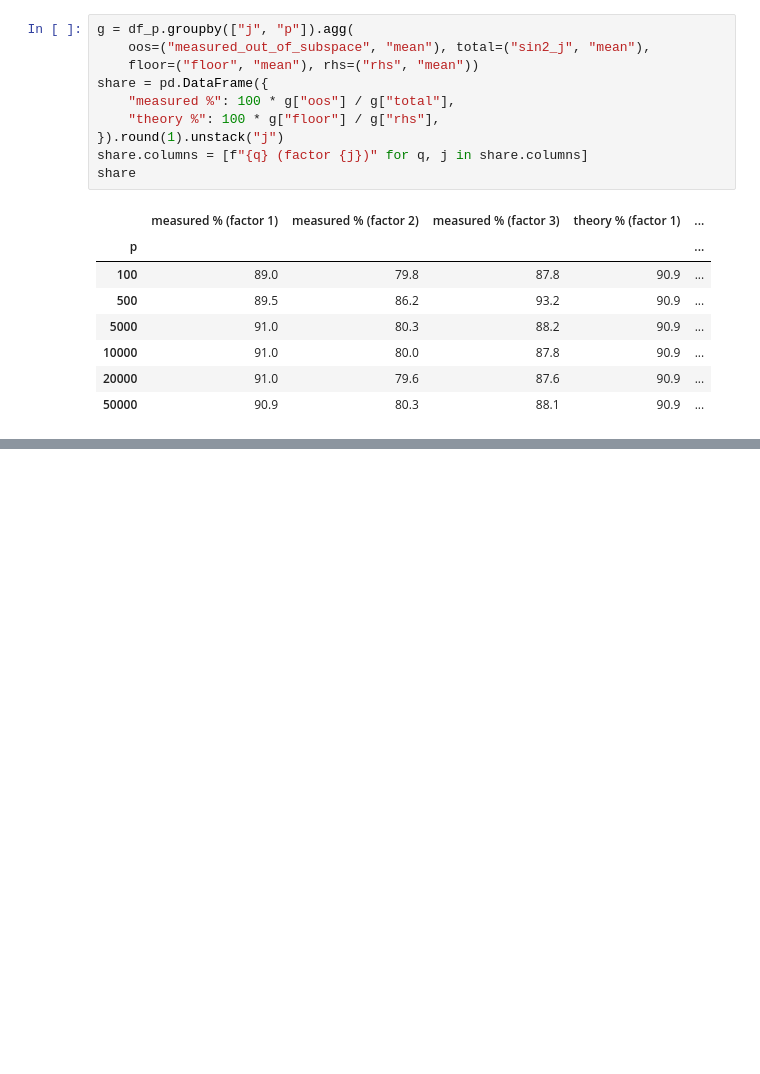
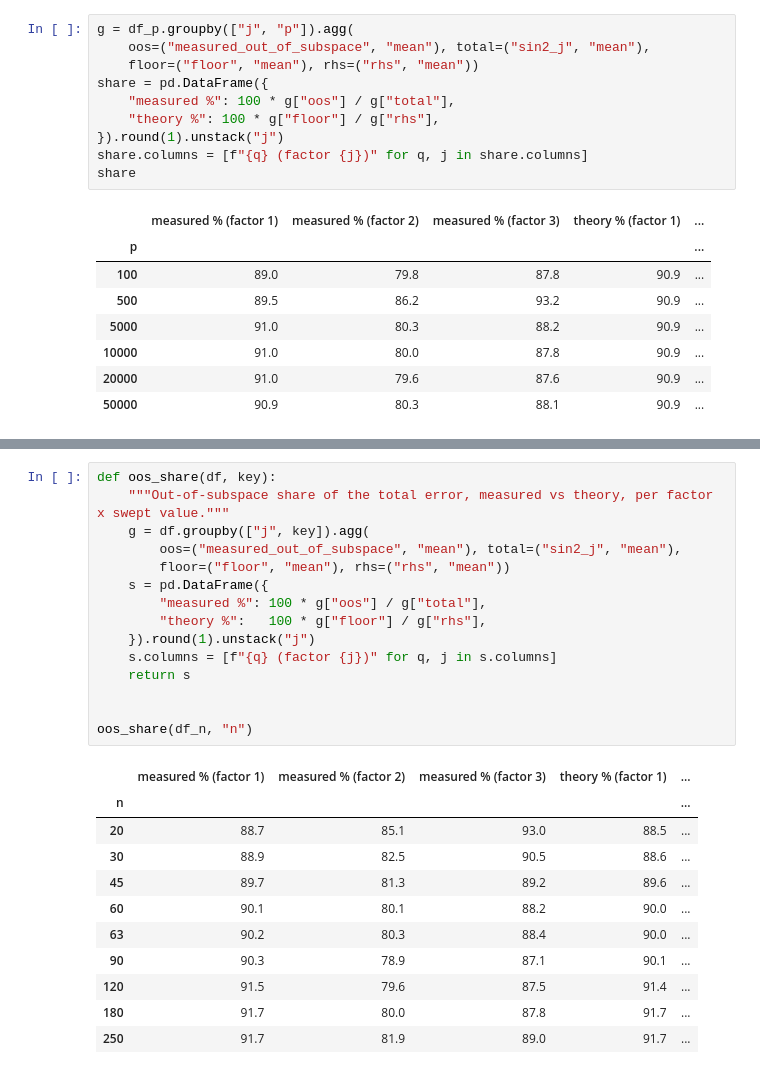
Before and after one commit to alexbstl/factor_lab_pc_concentration_code, a Jupyter notebook: notebooks/ex-2_combined_sharedB.ipynb, the cells around one changed output, grey strips where cells are left out. Cells and saved outputs as stored; diff of their text form; blank space fills up the shorter version.

```diff
--- a/notebooks/ex-2_combined_sharedB.ipynb
+++ b/notebooks/ex-2_combined_sharedB.ipynb
@@ -435,0 +448,27 @@ share
+# %%
+def oos_share(df, key):
+    """Out-of-subspace share of the total error, measured vs theory, per factor x swept value."""
+    g = df.groupby(["j", key]).agg(
+        oos=("measured_out_of_subspace", "mean"), total=("sin2_j", "mean"),
+        floor=("floor", "mean"), rhs=("rhs", "mean"))
+    s = pd.DataFrame({
+        "measured %": 100 * g["oos"] / g["total"],
+        "theory %":   100 * g["floor"] / g["rhs"],
+    }).round(1).unstack("j")
+    s.columns = [f"{q} (factor {j})" for q, j in s.columns]
+    return s
+
+
+oos_share(df_n, "n")
+# %% [output]
+|  | measured % (factor 1) | measured % (factor 2) | measured % (factor 3) | theory % (factor 1) | ... |
+| n |  |  |  |  | ... |
+| 20 | 88.7 | 85.1 | 93.0 | 88.5 | ... |
+| 30 | 88.9 | 82.5 | 90.5 | 88.6 | ... |
+| 45 | 89.7 | 81.3 | 89.2 | 89.6 | ... |
+| 60 | 90.1 | 80.1 | 88.2 | 90.0 | ... |
+| 63 | 90.2 | 80.3 | 88.4 | 90.0 | ... |
+| 90 | 90.3 | 78.9 | 87.1 | 90.1 | ... |
+| 120 | 91.5 | 79.6 | 87.5 | 91.4 | ... |
+| 180 | 91.7 | 80.0 | 87.8 | 91.7 | ... |
+| 250 | 91.7 | 81.9 | 89.0 | 91.7 | ... |
```
Also changed, not shown: parts of 2 cells of this notebook, 1 other file.
